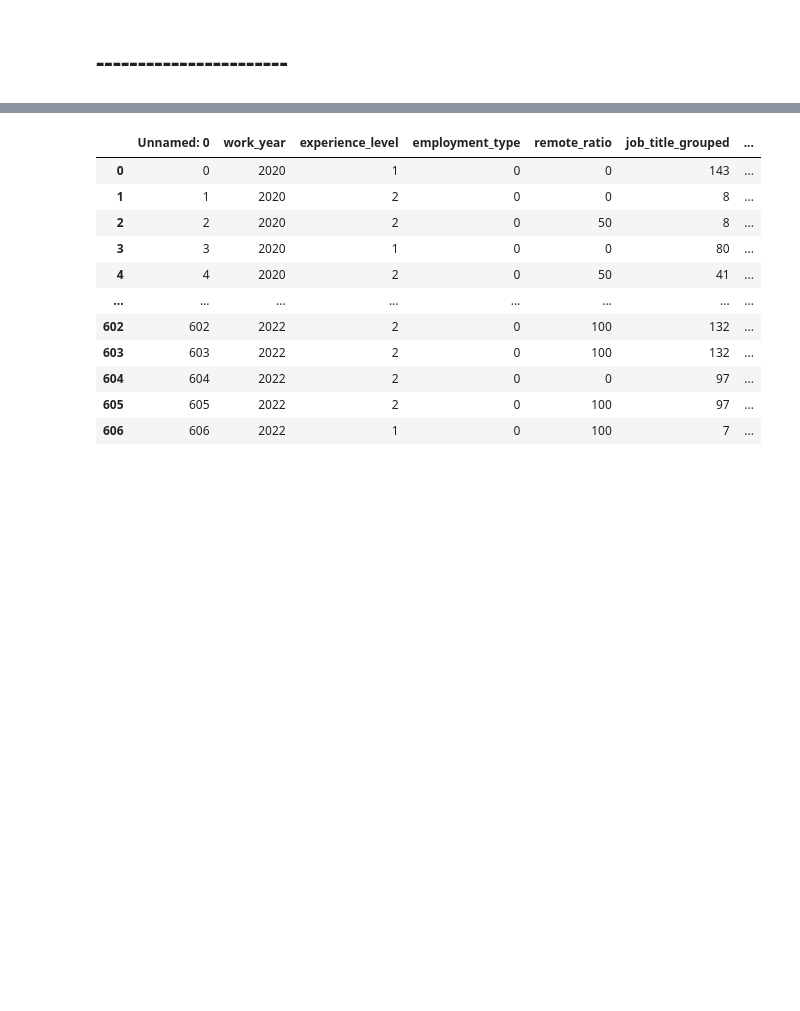
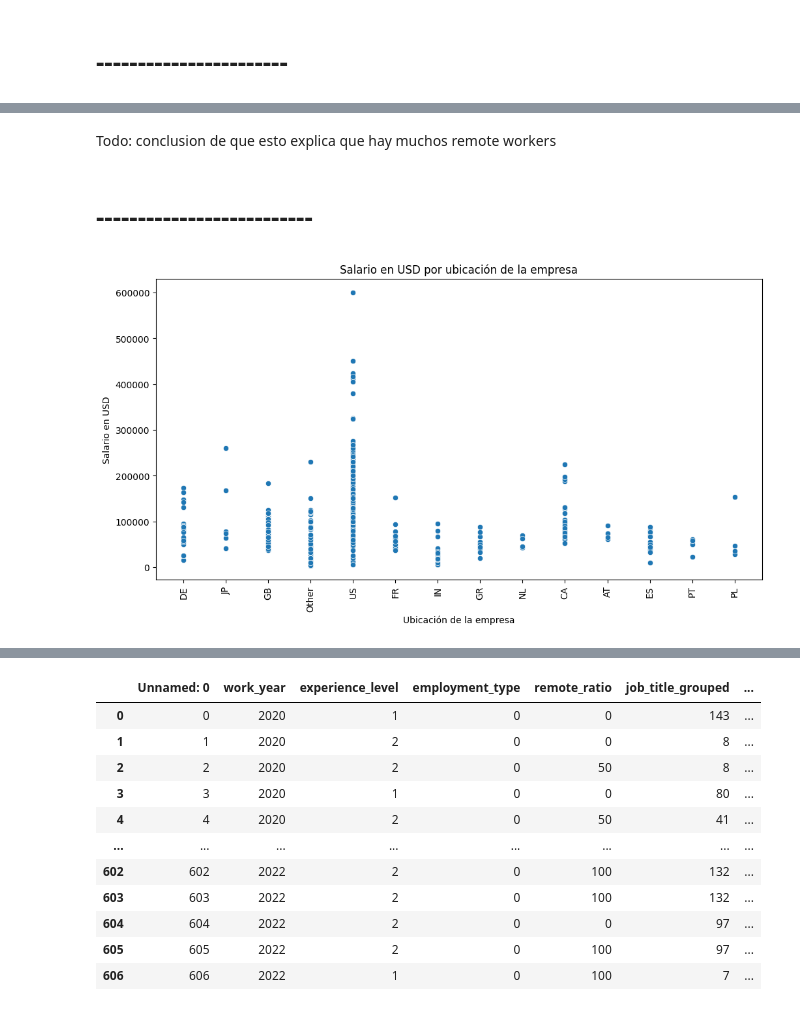
Before and after one commit to Scontrerasg7/taller2-ML-eafit, a Jupyter notebook: taller2.ipynb, the cells around one changed output, grey strips where cells are left out. Saved outputs shown, nothing was run; the diff lists cells and outputs as text; code cells hidden in the pictures; blank space fills up the shorter version.

```diff
--- a/taller2.ipynb
+++ b/taller2.ipynb
@@ -289,0 +299,20 @@ df["company_location_grouped"] = df["company_location_grouped"].map(df["company_
+# %% [markdown]
+Todo: conclusion de que esto explica que hay muchos remote workers
+# %% [markdown]
+# --------------------------
+# %%
+# 1. Graficar company_location vs salary_in_usd
+threshold = 4
+df["company_location_grouped_for_graph"] = df["company_location"].apply(lambda x: x if company_location_counts[x] >= threshold else "Other")
+df["company_location_grouped_for_graph"].value_counts()
+
+# plottear un scatter entre company_location_grouped_for_graph y salary_in_usd
+plt.figure(figsize=(12, 6))
+sns.scatterplot(data=df, x="company_location_grouped_for_graph", y="salary_in_usd")
+plt.xticks(rotation=90)
+plt.xlabel("Ubicación de la empresa")
+plt.ylabel("Salario en USD")
+plt.title("Salario en USD por ubicación de la empresa")
+plt.show()
+# %% [output]
+[figure, added]
```
Also changed, not shown: parts of 16 cells of this notebook.
